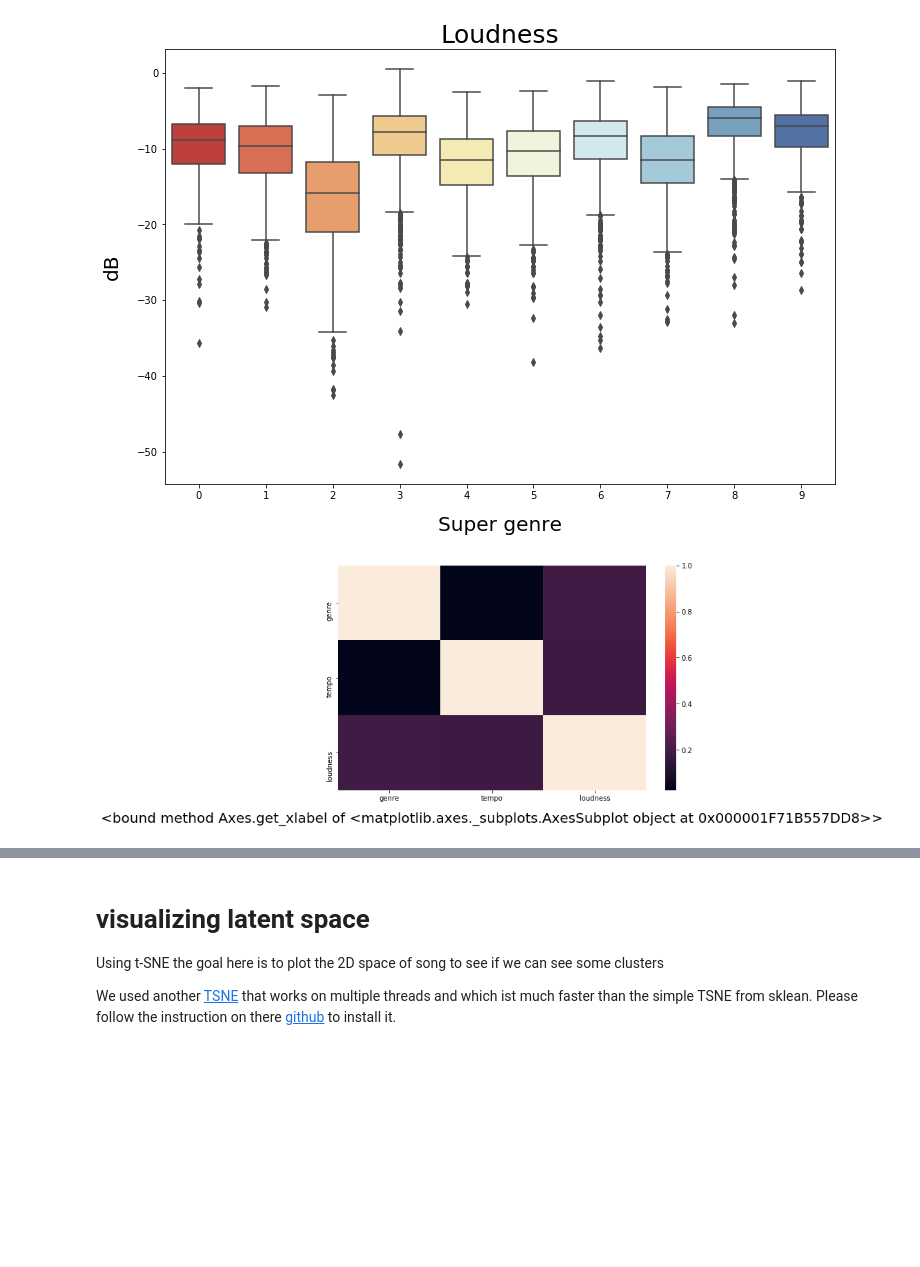
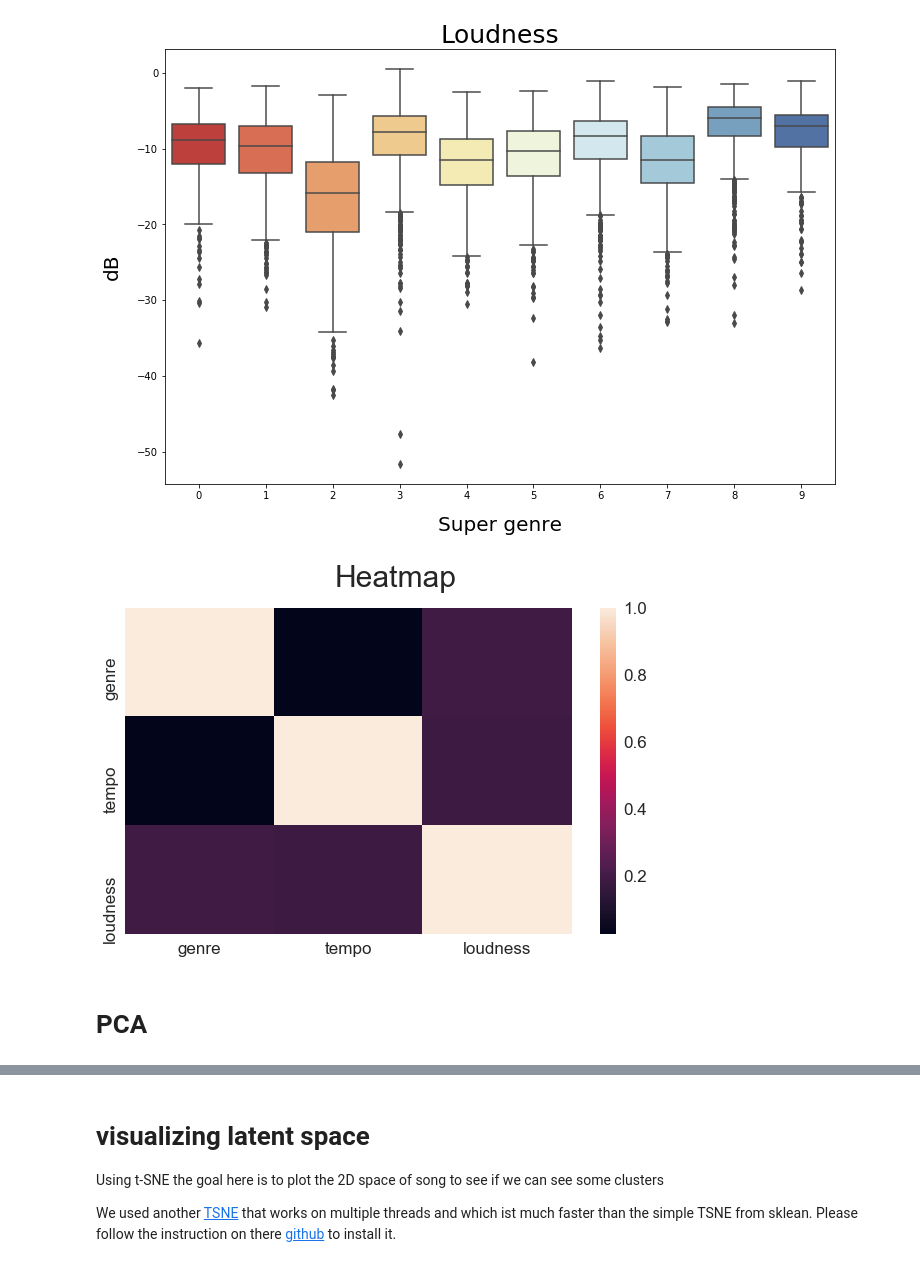
Before and after one commit to cgallay/Ada, a Jupyter notebook: Project/Projet_ADA_Final.ipynb, the cells around one changed output, grey strips where cells are left out. Cells and saved outputs as stored; diff of their text form; code cells hidden in the pictures; blank space fills up the shorter version.

```diff
--- a/Project/Projet_ADA_Final.ipynb
+++ b/Project/Projet_ADA_Final.ipynb
@@ -448,10 +449,15 @@ plt.show()
 # %%
 df4 = df_song[["genre","tempo","loudness"]].corr()
 fig = plt.figure(figsize=(10,6))
+fig.suptitle("Heatmap", size=30)
+
 plot = sns.heatmap(df4, annot=False)
-plot.set_xlabel(fontsize=20, labelpad=15)
+sns.set(font_scale=1.7)
+
 plt.savefig('../docs/images/heatmap.png')
 
 plt.show()
 # %% [output]
-[figure, old version]
+[figure, new version]
+# %% [markdown]
+# PCA
```
Also changed, not shown: parts of 14 cells of this notebook, 5 other files.
